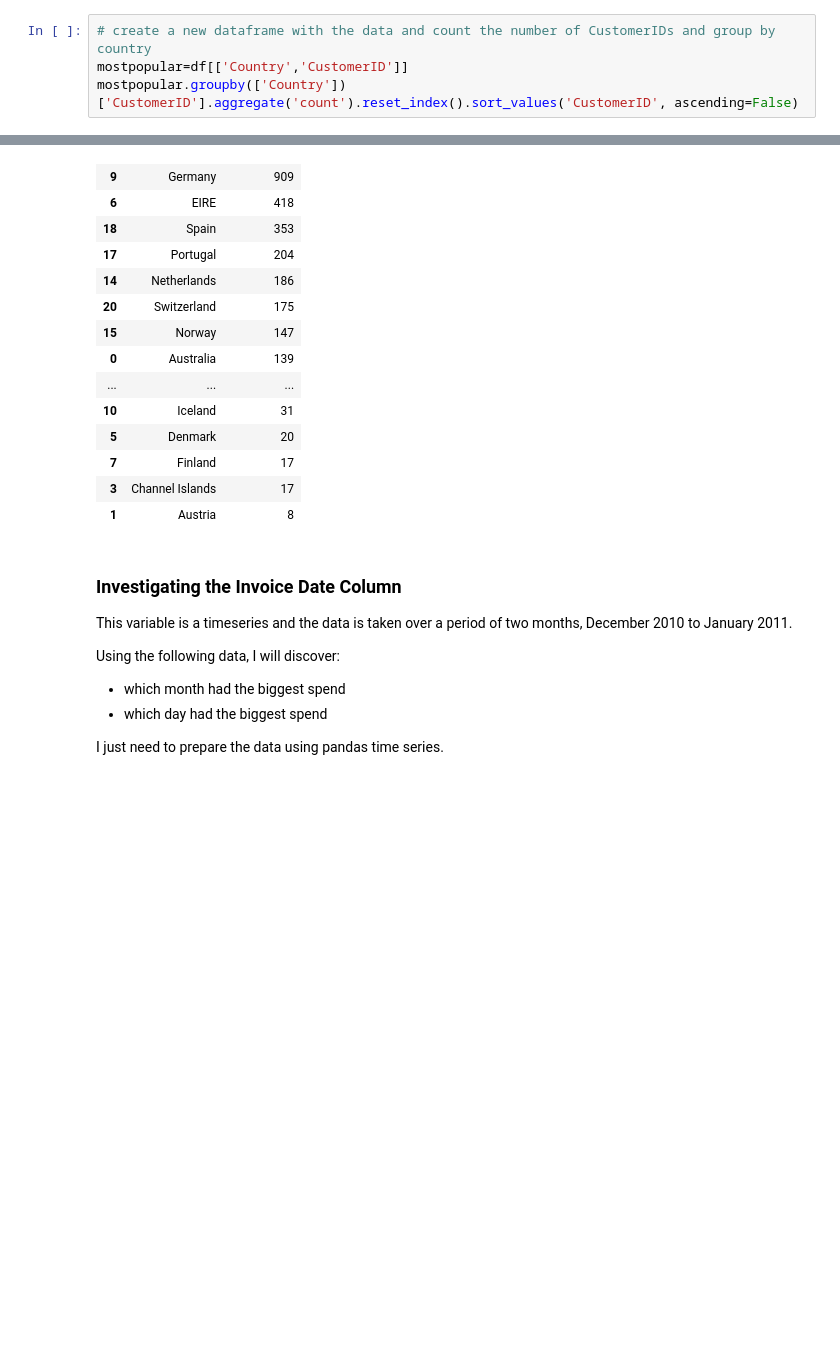
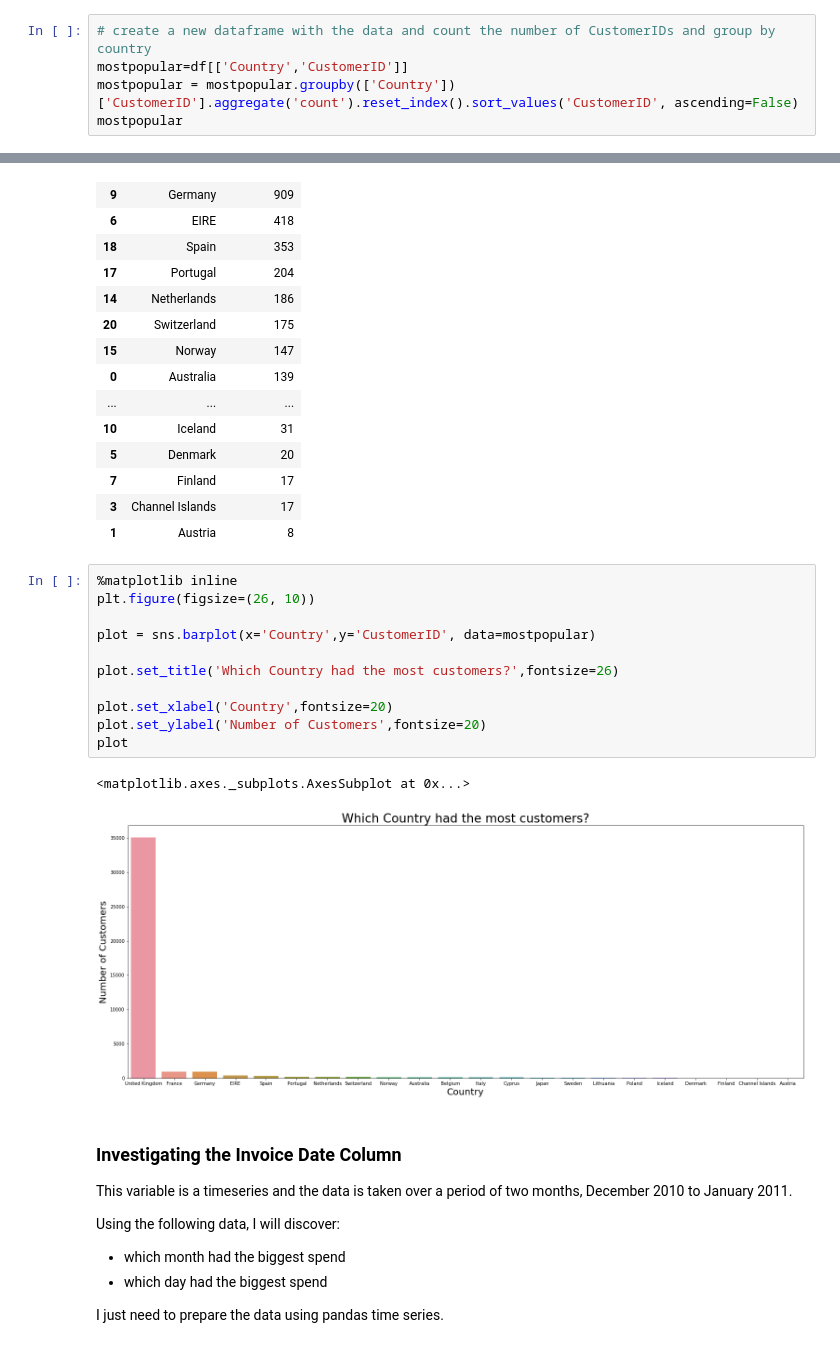
Before and after one commit to RitRa/Programming-Project-Dec-2018, a Jupyter notebook: Online Retail Data - Project 2018.ipynb, the cells around one changed output, grey strips where cells are left out. Drawn from its saved outputs; the diff is of its cells as text; blank space fills up the shorter version.

```diff
--- a/Online Retail Data - Project 2018.ipynb
+++ b/Online Retail Data - Project 2018.ipynb
@@ -214,7 +214,8 @@ array(['Australia', 'Austria', 'Belgium', 'Channel Islands', 'Cyprus',
 # %%
 # create a new dataframe with the data and count the number of CustomerIDs and group by country
 mostpopular=df[['Country','CustomerID']]
-mostpopular.groupby(['Country'])['CustomerID'].aggregate('count').reset_index().sort_values('CustomerID', ascending=False)
+mostpopular = mostpopular.groupby(['Country'])['CustomerID'].aggregate('count').reset_index().sort_values('CustomerID', ascending=False)
+mostpopular
 # %% [output]
 |  | Country | CustomerID |
 | 21 | United Kingdom | 35084 |
@@ -233,6 +234,20 @@ mostpopular.groupby(['Country'])['CustomerID'].aggregate('count').reset_index().
 | 7 | Finland | 17 |
 | 3 | Channel Islands | 17 |
 | 1 | Austria | 8 |
+# %%
+%matplotlib inline
+plt.figure(figsize=(26, 10))
+
+plot = sns.barplot(x='Country',y='CustomerID', data=mostpopular)
+
+plot.set_title('Which Country had the most customers?',fontsize=26)
+
+plot.set_xlabel('Country',fontsize=20)
+plot.set_ylabel('Number of Customers',fontsize=20)
+plot
+# %% [output]
+<matplotlib.axes._subplots.AxesSubplot at 0x...>
+[figure, added]
 # %% [markdown]
 ### Investigating the Invoice Date Column
 
```
Also changed, not shown: parts of 3 cells of this notebook.
